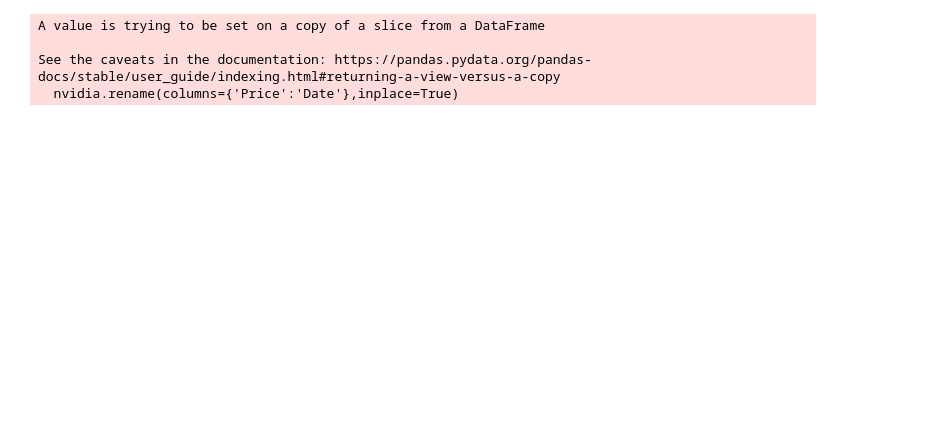
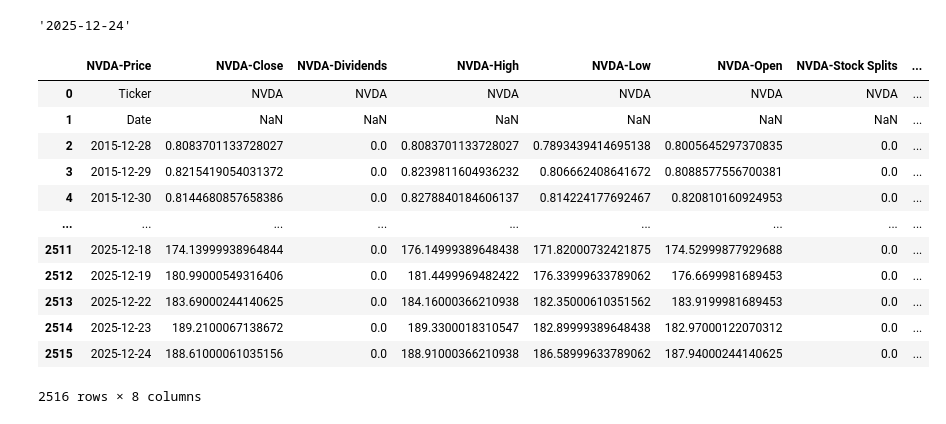
Before and after one commit to Sanket-g-75/Dynamic-Portfolio-Allocation, a Jupyter notebook: notebooks/data-insights.ipynb, the cells around one changed output. Cells and saved outputs as stored; diff of their text form; code cells hidden in the pictures; blank space fills up the shorter version.

```diff
--- a/notebooks/data-insights.ipynb
+++ b/notebooks/data-insights.ipynb
@@ -15,11 +104,22 @@ nvidia = pd.read_csv(nvidia_path)
+# %%
+nvidia.iloc[-1]['Date']
+# %% [output]
+'2025-12-24'
+# %%
+nvidia.rename(columns={'Price','Date'},inplace=True)
+# %% [output]
+|  | NVDA-Price | NVDA-Close | NVDA-Dividends | NVDA-High | NVDA-Low | NVDA-Open | NVDA-Stock Splits | ... |
+| 0 | Ticker | NVDA | NVDA | NVDA | NVDA | NVDA | NVDA | ... |
+| 1 | Date | NaN | NaN | NaN | NaN | NaN | NaN | ... |
+| 2 | 2015-12-28 | 0.8083701133728027 | 0.0 | 0.8083701133728027 | 0.7893439414695138 | 0.8005645297370835 | 0.0 | ... |
+| 3 | 2015-12-29 | 0.8215419054031372 | 0.0 | 0.8239811604936232 | 0.806662408641672 | 0.8088577556700381 | 0.0 | ... |
+| 4 | 2015-12-30 | 0.8144680857658386 | 0.0 | 0.8278840184606137 | 0.814224177692467 | 0.820810160924953 | 0.0 | ... |
+| ... | ... | ... | ... | ... | ... | ... | ... | ... |
+| 2511 | 2025-12-18 | 174.13999938964844 | 0.0 | 176.14999389648438 | 171.82000732421875 | 174.52999877929688 | 0.0 | ... |
+| 2512 | 2025-12-19 | 180.99000549316406 | 0.0 | 181.4499969482422 | 176.33999633789062 | 176.6699981689453 | 0.0 | ... |
+| 2513 | 2025-12-22 | 183.69000244140625 | 0.0 | 184.16000366210938 | 182.35000610351562 | 183.9199981689453 | 0.0 | ... |
+| 2514 | 2025-12-23 | 189.2100067138672 | 0.0 | 189.3300018310547 | 182.89999389648438 | 182.97000122070312 | 0.0 | ... |
+| 2515 | 2025-12-24 | 188.61000061035156 | 0.0 | 188.91000366210938 | 186.58999633789062 | 187.94000244140625 | 0.0 | ... |
+2516 rows × 8 columns
 # %%
 nvidia = nvidia.iloc[2:,:]
-# %%
-nvidia.rename(columns={'Price':'Date'},inplace=True)
-nvidia['Date'] = pd.to_datetime(nvidia['Date'])
-nvidia.set_index('Date')
-# %% [output]
-A value is trying to be set on a copy of a slice from a DataFrame
-
-See the caveats in the documentation: https://pandas.pydata.org/pandas-docs/stable/user_guide/indexing.html#returning-a-view-versus-a-copy
-  nvidia.rename(columns={'Price':'Date'},inplace=True)
```
Also changed, not shown: parts of 15 cells of this notebook, 9 other files.
